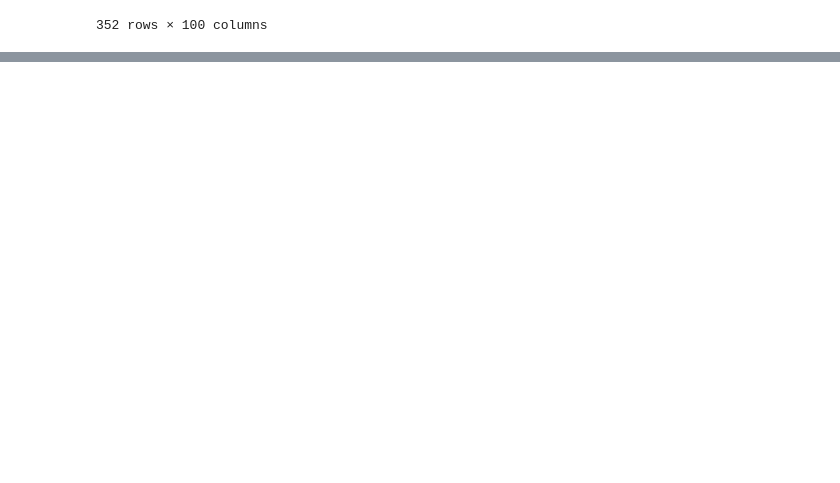
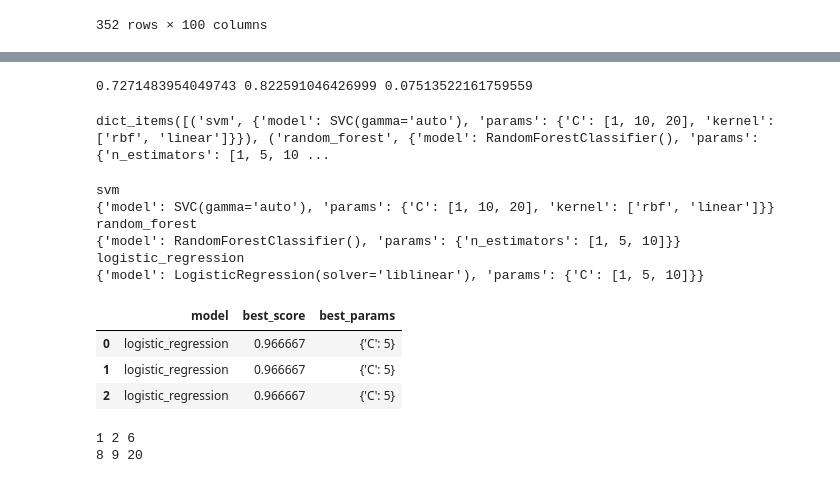
Before and after one commit to arturcgs/bootcamp-data-science-aplicada3, a Jupyter notebook: Aulas/Módulo_5.ipynb, the cells around one changed output, grey strips where cells are left out. Cells and saved outputs as stored; diff of their text form; code cells hidden in the pictures; blank space fills up the shorter version.

```diff
--- a/Aulas/Módulo_5.ipynb
+++ b/Aulas/Módulo_5.ipynb
@@ -608,0 +605,77 @@ PATIENT_VISIT_IDENTIFIER
+# %%
+auc_medio = resultados['mean_test_score']
+auc_medio_treino = resultados['mean_train_score']
+
+auc_std = resultados['std_test_score']
+
+print(auc_medio, auc_medio_treino, auc_std)
+# %% [output]
+0.7271483954049743 0.822591046426999 0.07513522161759559
+# %%
+from sklearn import svm, datasets
+iris = datasets.load_iris()
+# %%
+from sklearn import svm
+from sklearn.ensemble import RandomForestClassifier
+from sklearn.linear_model import LogisticRegression
+
+model_params = {
+    'svm': {
+        'model': svm.SVC(gamma='auto'),
+        'params' : {
+            'C': [1,10,20],
+            'kernel': ['rbf','linear']
+        }
+    },
+    'random_forest': {
+        'model': RandomForestClassifier(),
+        'params' : {
+            'n_estimators': [1,5,10]
+        }
+    },
+    'logistic_regression' : {
+        'model': LogisticRegression(solver='liblinear',multi_class='auto'),
+        'params': {
+            'C': [1,5,10]
+        }
+    }
+}
+# %%
+model_params.items()
+# %% [output]
+dict_items([('svm', {'model': SVC(gamma='auto'), 'params': {'C': [1, 10, 20], 'kernel': ['rbf', 'linear']}}), ('random_forest', {'model': RandomForestClassifier(), 'params': {'n_estimators': [1, 5, 10 ...
+# %%
+scores = []
+
+for i, j in model_params.items():
+    clf =  GridSearchCV(mp['model'], mp['params'], cv=5, return_train_score=False)
+    print(i)
+    print(j)
+    clf.fit(iris.data, iris.target)
+    scores.append({
+        'model': model_name,
+        'best_score': clf.best_score_,
+        'best_params': clf.best_params_
+    })
+
+df = pd.DataFrame(scores,columns=['model','best_score','best_params'])
+df
+# %% [output]
+svm
+{'model': SVC(gamma='auto'), 'params': {'C': [1, 10, 20], 'kernel': ['rbf', 'linear']}}
+random_forest
+{'model': RandomForestClassifier(), 'params': {'n_estimators': [1, 5, 10]}}
+logistic_regression
+{'model': LogisticRegression(solver='liblinear'), 'params': {'C': [1, 5, 10]}}
+|  | model | best_score | best_params |
+| 0 | logistic_regression | 0.966667 | {'C': 5} |
+| 1 | logistic_regression | 0.966667 | {'C': 5} |
+| 2 | logistic_regression | 0.966667 | {'C': 5} |
+# %%
+teste = [(1, 2, 6), (8, 9, 20)]
+
+for i, j, k in teste:
+  print(i, j, k)
+# %% [output]
+1 2 6
+8 9 20
```
Also changed, not shown: parts of 10 cells of this notebook.
